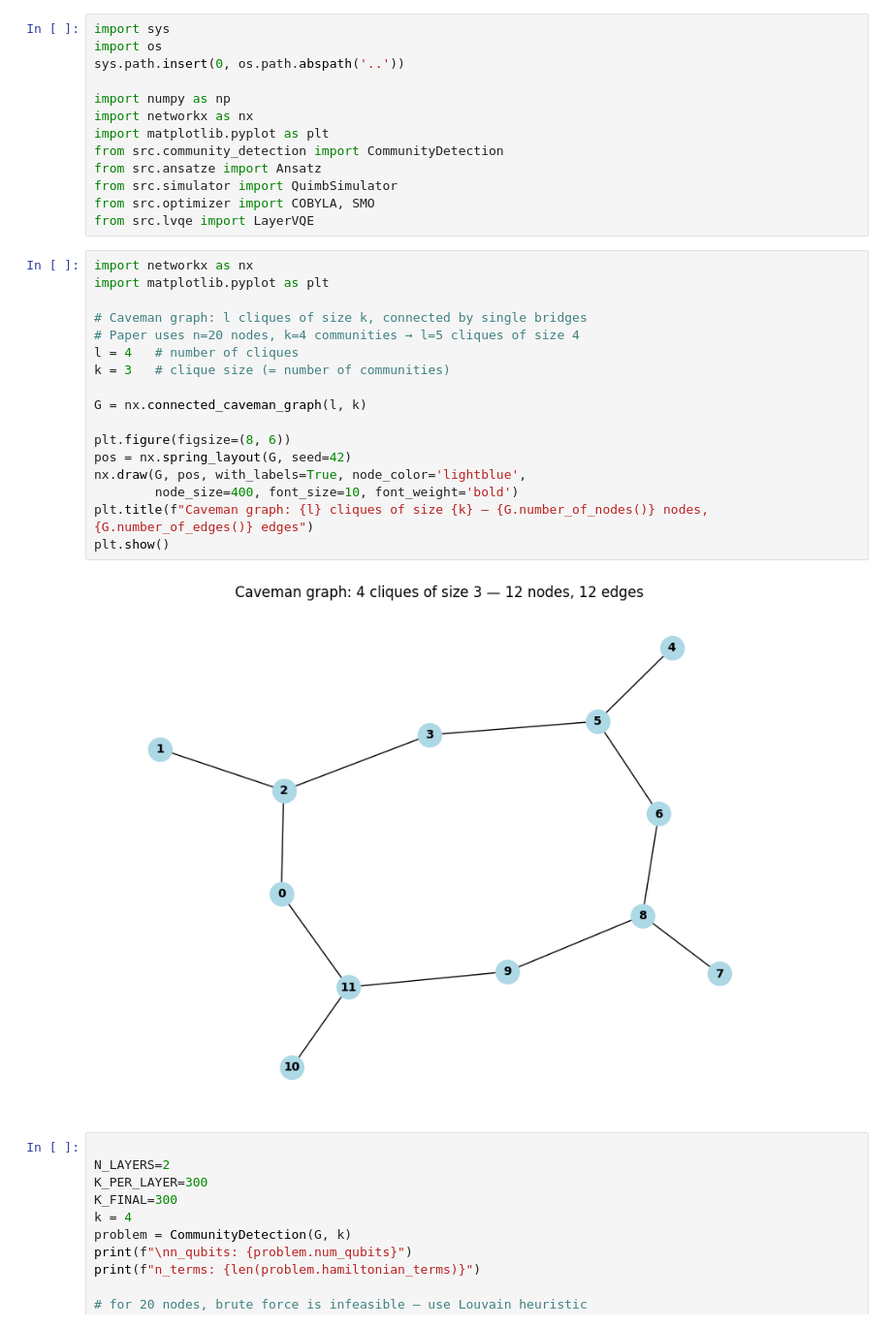
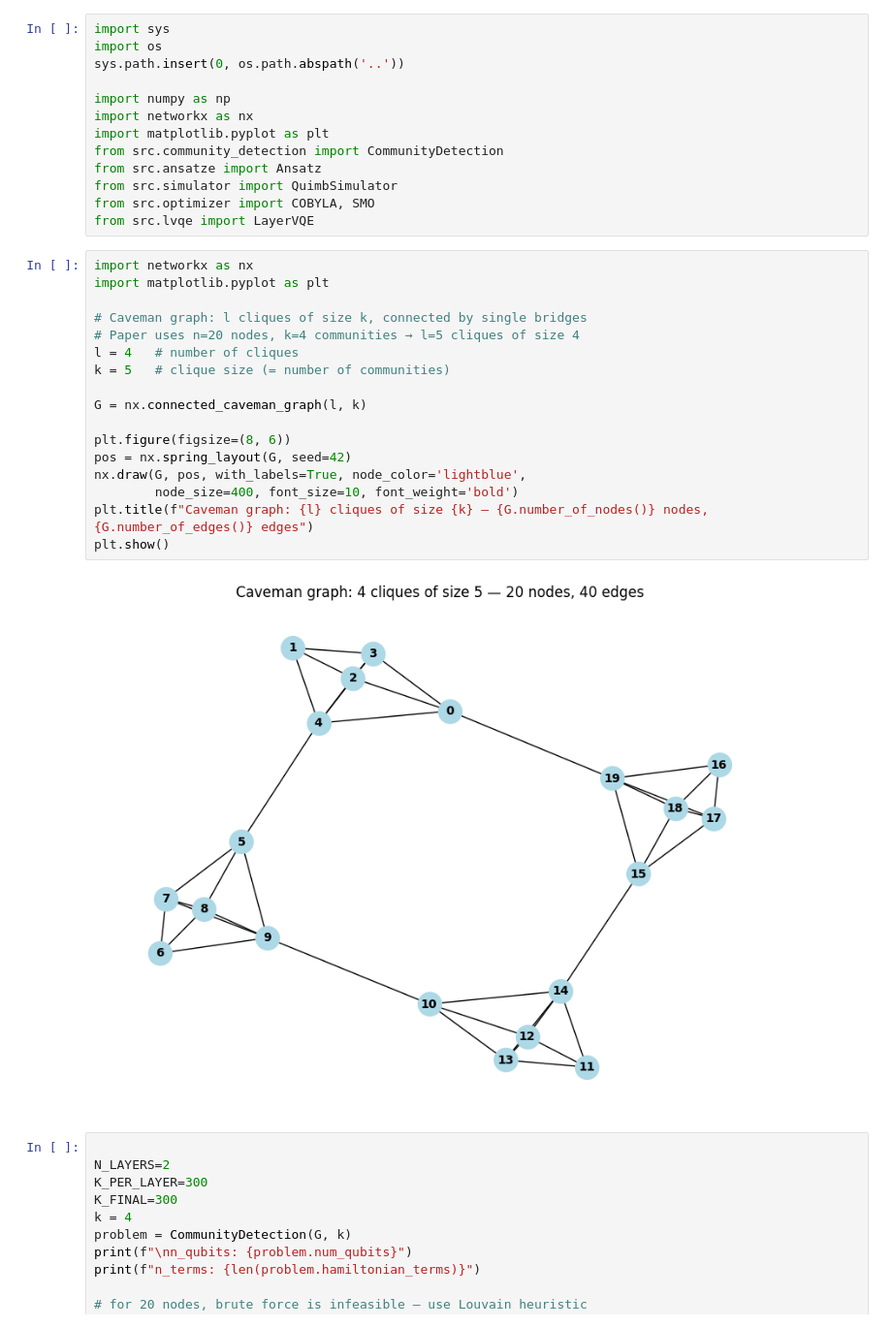
Before and after one commit to joaomartins06/Layer-Variational-Quantum-Eigensolver, a Jupyter notebook: notebooks/notebook_caveman.ipynb, the cells around one changed output. Shown at 97% size. Cells and saved outputs as stored; diff of their text form.

```diff
--- a/notebooks/notebook_caveman.ipynb
+++ b/notebooks/notebook_caveman.ipynb
@@ -14,22 +14,22 @@ from src.lvqe import LayerVQE
 # %%
 import networkx as nx
 import matplotlib.pyplot as plt
 
 # Caveman graph: l cliques of size k, connected by single bridges
 # Paper uses n=20 nodes, k=4 communities → l=5 cliques of size 4
 l = 4   # number of cliques
-k = 3   # clique size (= number of communities)
+k = 5   # clique size (= number of communities)
 
 G = nx.connected_caveman_graph(l, k)
 
 plt.figure(figsize=(8, 6))
 pos = nx.spring_layout(G, seed=42)
 nx.draw(G, pos, with_labels=True, node_color='lightblue',
         node_size=400, font_size=10, font_weight='bold')
 plt.title(f"Caveman graph: {l} cliques of size {k} — {G.number_of_nodes()} nodes, {G.number_of_edges()} edges")
 plt.show()
 # %% [output]
-[figure, old version]
+[figure, new version]
 # %%
 
 N_LAYERS=2
```
Also changed, not shown: 1 other file.
